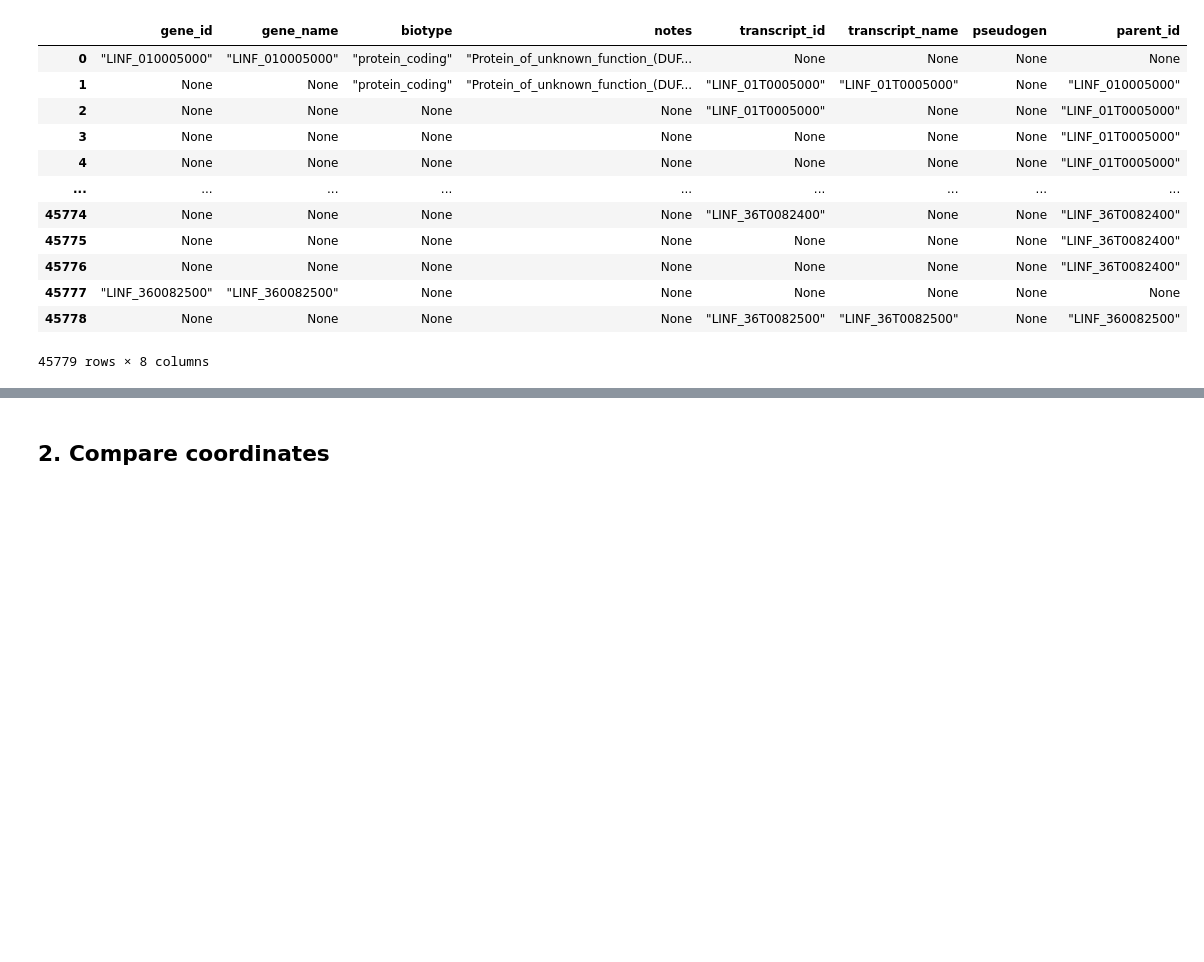
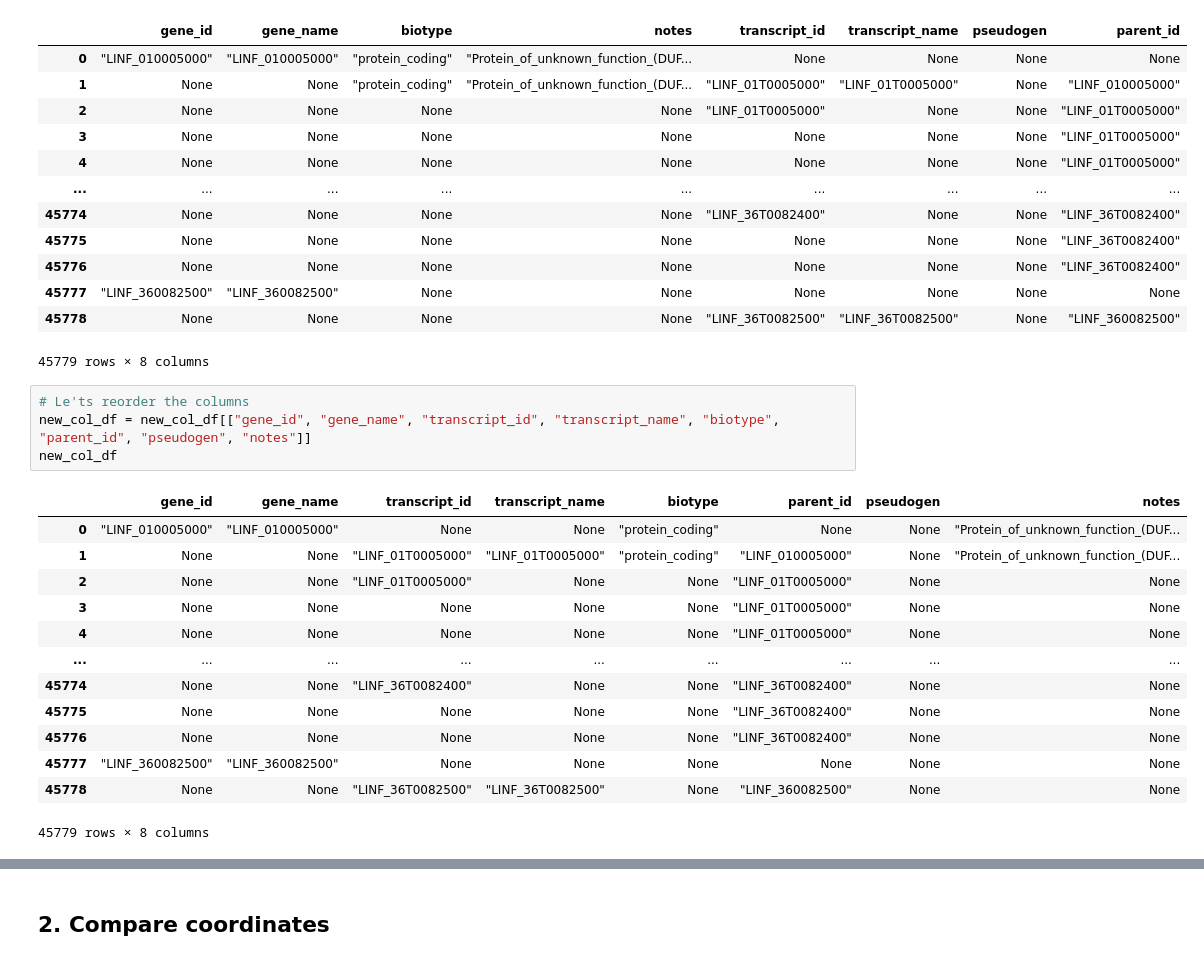
Before and after one commit to Viskuit/Test_BEDOPS, a Jupyter notebook: 23.SIDER_vs_GTF/1.test.ipynb, the cells around one changed output, grey strips where cells are left out. Saved outputs shown, nothing was run; the diff lists cells and outputs as text; blank space fills up the shorter version.

```diff
--- a/23.SIDER_vs_GTF/1.test.ipynb
+++ b/23.SIDER_vs_GTF/1.test.ipynb
@@ -229,5 +228,23 @@ new_col_df
 | 45777 | "LINF_360082500" | "LINF_360082500" | None | None | None | None | None | None |
 | 45778 | None | None | None | None | "LINF_36T0082500" | "LINF_36T0082500" | None | "LINF_360082500" |
 45779 rows × 8 columns
+# %%
+# Le'ts reorder the columns
+new_col_df = new_col_df[["gene_id", "gene_name", "transcript_id", "transcript_name", "biotype", "parent_id", "pseudogen", "notes"]]
+new_col_df
+# %% [output]
+|  | gene_id | gene_name | transcript_id | transcript_name | biotype | parent_id | pseudogen | notes |
+| 0 | "LINF_010005000" | "LINF_010005000" | None | None | "protein_coding" | None | None | "Protein_of_unknown_function_(DUF... |
+| 1 | None | None | "LINF_01T0005000" | "LINF_01T0005000" | "protein_coding" | "LINF_010005000" | None | "Protein_of_unknown_function_(DUF... |
+| 2 | None | None | "LINF_01T0005000" | None | None | "LINF_01T0005000" | None | None |
+| 3 | None | None | None | None | None | "LINF_01T0005000" | None | None |
+| 4 | None | None | None | None | None | "LINF_01T0005000" | None | None |
+| ... | ... | ... | ... | ... | ... | ... | ... | ... |
+| 45774 | None | None | "LINF_36T0082400" | None | None | "LINF_36T0082400" | None | None |
+| 45775 | None | None | None | None | None | "LINF_36T0082400" | None | None |
+| 45776 | None | None | None | None | None | "LINF_36T0082400" | None | None |
+| 45777 | "LINF_360082500" | "LINF_360082500" | None | None | None | None | None | None |
+| 45778 | None | None | "LINF_36T0082500" | "LINF_36T0082500" | None | "LINF_360082500" | None | None |
+45779 rows × 8 columns
 # %%
 # Concatenating the new DataFrame with the original `gtf_df` and dropping the `attributes` column
```
Also changed, not shown: parts of 8 cells of this notebook.
